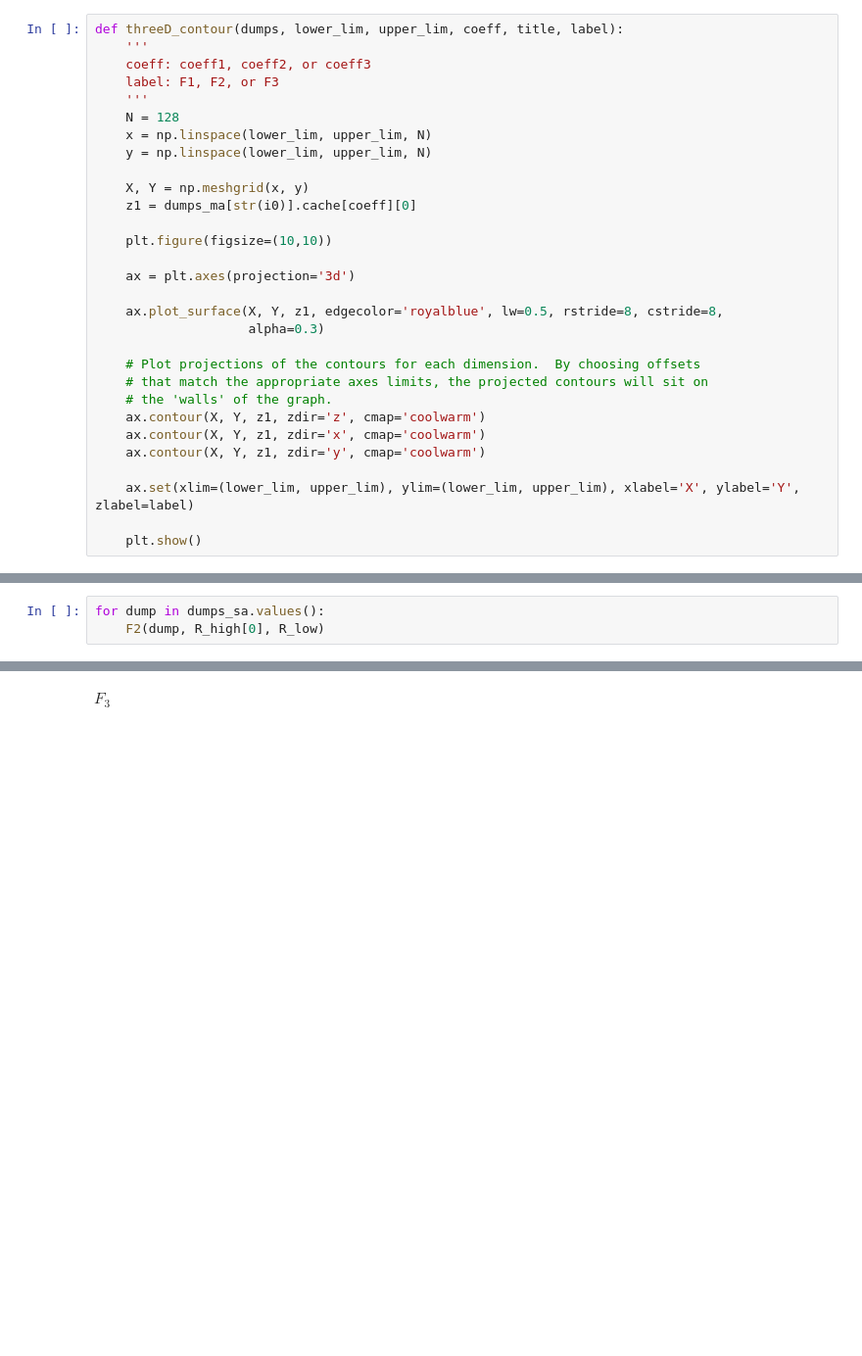
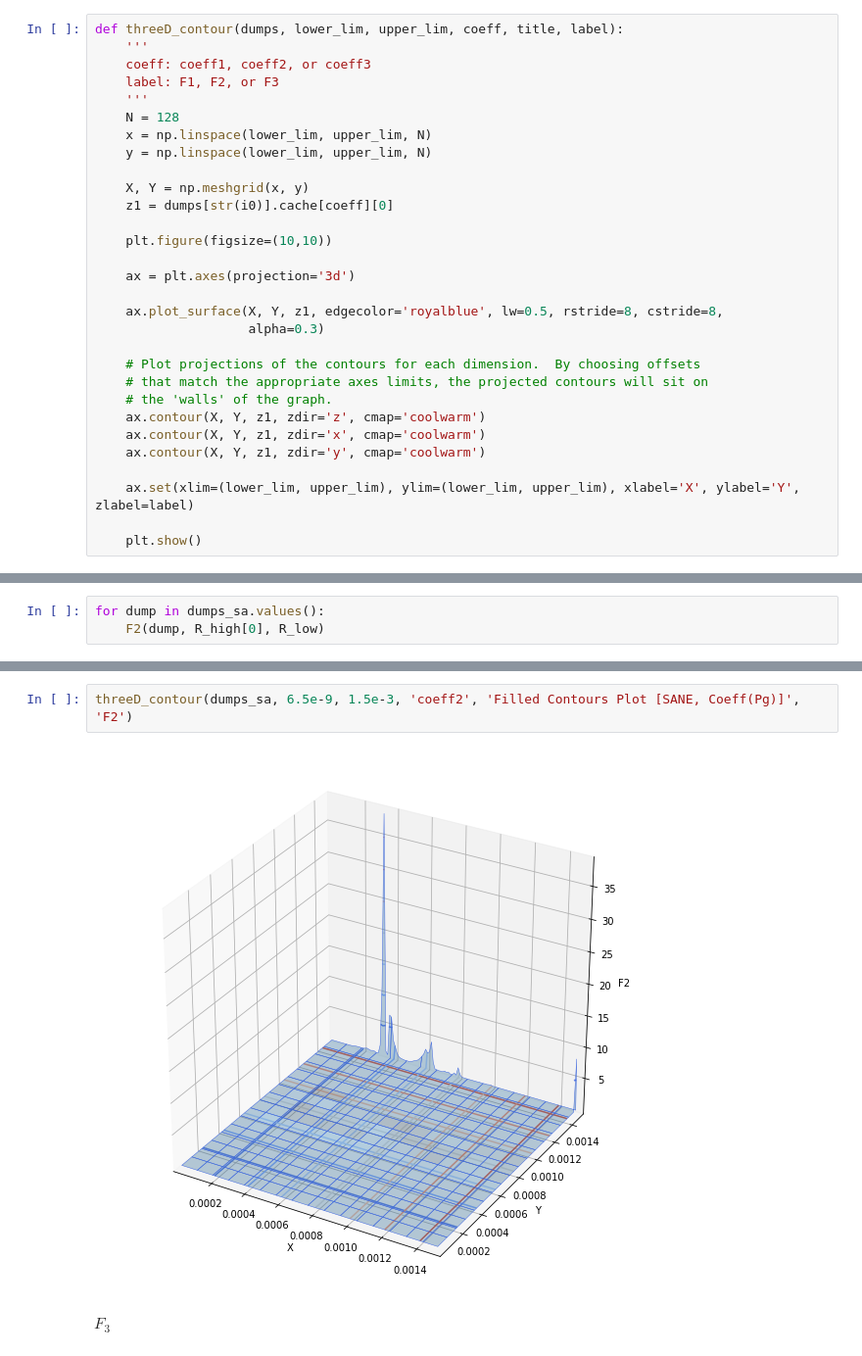
Before and after one commit to jlmaurora233/GRMHD, a Jupyter notebook: coeff_func_contour.ipynb, the cells around one changed output, grey strips where cells are left out. Shown at 98% size. Saved outputs shown, nothing was run; the diff lists cells and outputs as text; blank space fills up the shorter version.

```diff
--- a/coeff_func_contour.ipynb
+++ b/coeff_func_contour.ipynb
@@ -179,7 +179,7 @@ def threeD_contour(dumps, lower_lim, upper_lim, coeff, title, label):
     y = np.linspace(lower_lim, upper_lim, N)
 
     X, Y = np.meshgrid(x, y)
-    z1 = dumps_ma[str(i0)].cache[coeff][0]
+    z1 = dumps[str(i0)].cache[coeff][0]
 
     plt.figure(figsize=(10,10))
 
@@ -417,3 +489,7 @@ for dump in dumps_sa.values():
+# %%
+threeD_contour(dumps_sa, 6.5e-9, 1.5e-3, 'coeff2', 'Filled Contours Plot [SANE, Coeff(Pg)]', 'F2')
+# %% [output]
+[figure, added]
 # %% [markdown]
 $F_{3}$
 # %%
```
Also changed, not shown: parts of 19 cells of this notebook.
